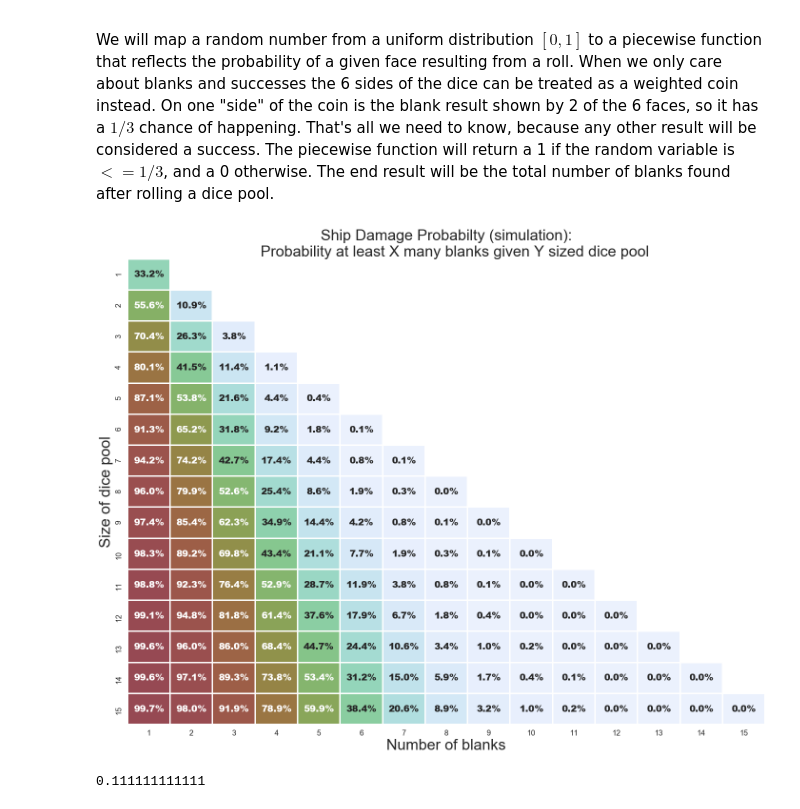
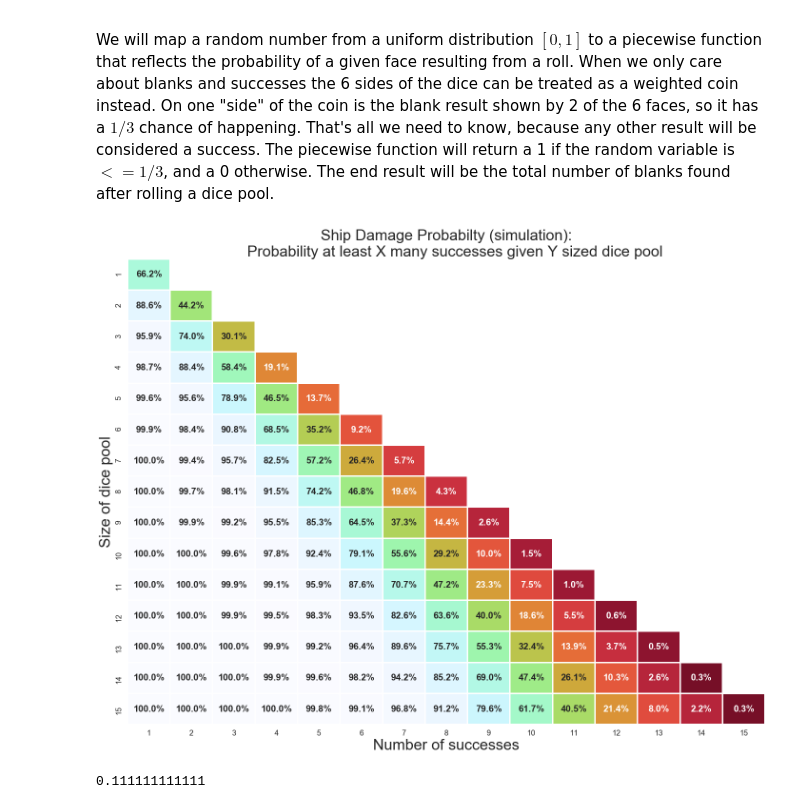
Before and after one commit to cardboardai/boardgame-bookie, a Jupyter notebook: boardgames/seafall/Ship Damage Probability.ipynb, the cells around one changed output. Cells and saved outputs as stored; diff of their text form; code cells hidden in the pictures.

```diff
--- a/boardgames/seafall/Ship Damage Probability.ipynb
+++ b/boardgames/seafall/Ship Damage Probability.ipynb
@@ -14,9 +14,9 @@ import scipy.special
 import seaborn
 # %%
 # colormap for data visualizations
-cmap = seaborn.cubehelix_palette(n_colors = 6, start = 1.5, rot = 1.5,
-                                gamma = 1.5, hue = 1.0, dark = 0.525,
-                                light = 0.96, reverse = False, as_cmap = True)
+cmap = seaborn.cubehelix_palette(n_colors = 20, start = 0.8, rot = 0.75,
+                                gamma = 0.3, hue = 2.0, dark = 0.005,
+                                light = 0.95, reverse = True, as_cmap = True)
 # %% [markdown]
 ## A cursed throw during the prologue
 I went to explore a region on the first island, my flag ship being supported by the second ship in my fleet. With the Woodsman as my advisor I would have 4 dice to roll where I needed three successes to avoid damage to my ship. I cast my dice and recoiled once they settled on 3 blanks and merely 1 success. I felt this had to have been some rather unlucky outcome. Was I cursed?
@@ -74,24 +74,24 @@ p_blank = 1.0/3
 def simulate_roll(total_dice):
     x = numpy.random.uniform(size=total_dice)
     conds = [x <= p_blank, (x > p_blank)]
-    # each blank counts as 1, a major success counts as -1, and a regular success counts as 0
-    roll_array = numpy.piecewise(x, conds, [1, 0])
+    # each blank counts as 0, other successes count as 1
+    roll_array = numpy.piecewise(x, conds, [0, 1])
     return numpy.sum(roll_array)
 
-def blank_roll_simulator(total_dice, n):
+def success_roll_simulator(total_dice, n):
     sim_list = [simulate_roll(total_dice) for i in range(n)]
     return numpy.array(sim_list)
-    #return {"num_blank" : num_blank_array, "p_blank" : p_blank_array}
+    #return {"num_success" : num_success_array, "p_success" : p_success_array}
 
 n = 10000
-blank_count_list = [blank_roll_simulator(i, n) for i in numpy.arange(1,16)]
-for i, array in enumerate(blank_count_list):
+success_count_list = [success_roll_simulator(i, n) for i in numpy.arange(1,16)]
+for i, array in enumerate(success_count_list):
     array[array < 0] = 0
-    blank_count_list[i] = array
-blank_count_itemfreq = [scipy.stats.itemfreq(a) for a in blank_count_list]
+    success_count_list[i] = array
+success_count_itemfreq = [scipy.stats.itemfreq(a) for a in success_count_list]
 
 sdp_sim = numpy.zeros((15,16))
-for i, array in enumerate(blank_count_itemfreq):
+for i, array in enumerate(success_count_itemfreq):
     for j in array:
         sdp_sim[i, j[0].astype(int)] = j[1]/n
 
@@ -106,32 +106,32 @@ col_dice = numpy.arange(1,16) # number of dice in the pool
 sdp_sim_gte_dataframe = pandas.DataFrame(data = sdp_sim_gte, index = row_blank, columns = col_dice)
 sdp_sim_gte_dataframe_stack = sdp_sim_gte_dataframe.stack().reset_index().rename(
     columns = {
-        "level_0" : "number_blank",
+        "level_0" : "number_success",
         "level_1" : "number_dice_pool",
-        0 : "probability_GTE_to_number_blank"})
+        0 : "probability_GTE_to_number_success"})
 sdp_sim_gte_mask = numpy.triu(numpy.ones((15,15)), 1)
-sdp_sim_gte_pivot = sdp_sim_gte_dataframe_stack.pivot("number_blank",
+sdp_sim_gte_pivot = sdp_sim_gte_dataframe_stack.pivot("number_success",
                                                       "number_dice_pool",
-                                                      "probability_GTE_to_number_blank")
+                                                      "probability_GTE_to_number_success")
 # %%
 seaborn.set(style = "white")
 seaborn.set_context("poster")
 matplotlib.pyplot.figure(figsize=(24, 18))
 ax = seaborn.heatmap(sdp_sim_gte_pivot, annot = True, cmap = cmap,
                      cbar = False, mask = sdp_sim_gte_mask, annot_kws = {"weight" : "extra bold"},
                      fmt = ".1%", linewidths = 2, vmin=0.0,
                      vmax=1.0)
 ax.set_title(
     """Ship Damage Probabilty (simulation):
-    Probability at least X many blanks given Y sized dice pool""",
+    Probability at least X many successes given Y sized dice pool""",
     fontsize=32)
-ax.set_xlabel("Number of blanks", fontsize=32)
+ax.set_xlabel("Number of successes", fontsize=32)
 ax.set_ylabel("Size of dice pool", fontsize=32)
 fig = ax.get_figure()
 fig.savefig("ship_damage_probabilities_1to15_simulation.pdf")
 fig.savefig("ship_damage_probabilities_1to15_simulation.svg", format="svg", dpi=1200)
 # %% [output]
-[figure, old version]
+[figure, new version]
 # %%
 p_blank = 1.0/3
 
```
Also changed, not shown: parts of 9 cells of this notebook, 4 other files.
